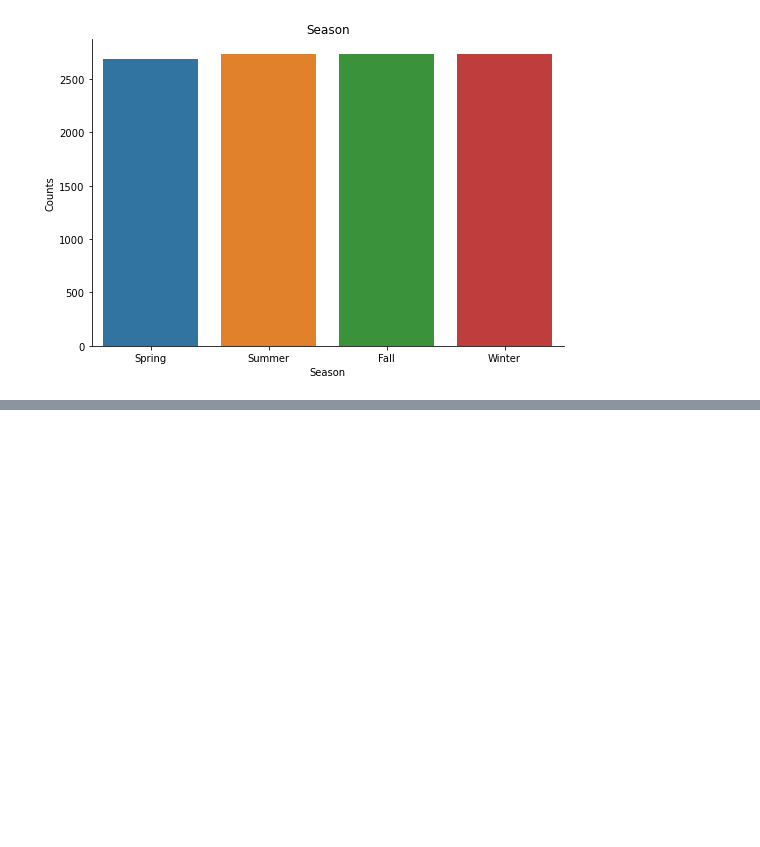
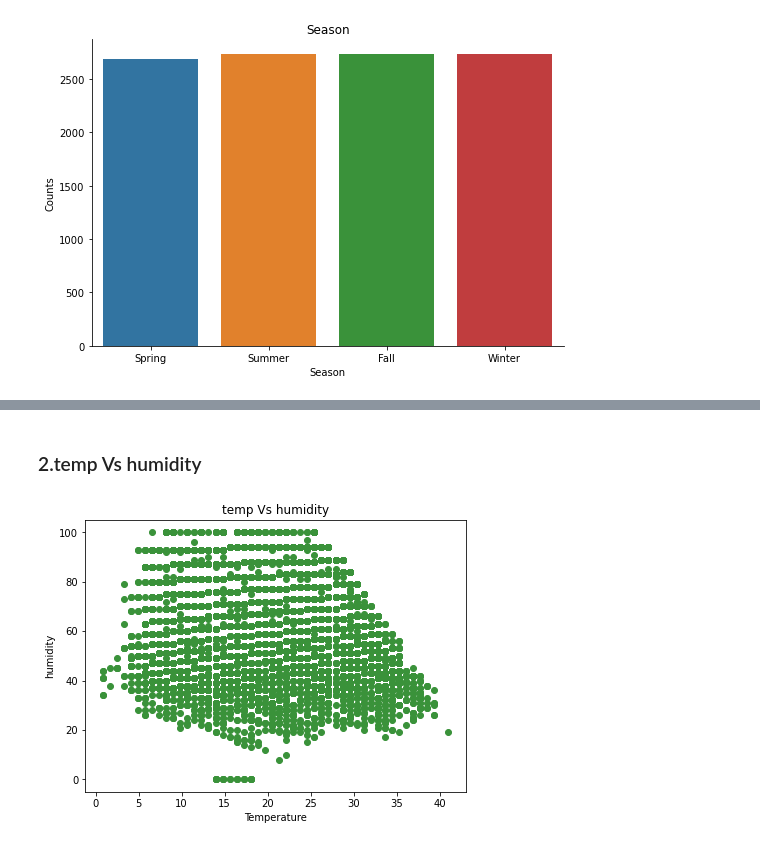
Before and after one commit to MayurNaktode/Bike-Sharing-Demand, a Jupyter notebook: Bike Sharing Demand.ipynb, the cells around one changed output, grey strips where cells are left out. Saved outputs shown, nothing was run; the diff lists cells and outputs as text; code cells hidden in the pictures; blank space fills up the shorter version.

```diff
--- a/Bike Sharing Demand.ipynb
+++ b/Bike Sharing Demand.ipynb
@@ -666,0 +732,13 @@ plt.savefig("EDA_img\season.jpg")
+# %% [markdown]
+### 2.temp Vs humidity
+# %%
+plt.figure(figsize=(15,5))
+plt.subplot(121)
+plt.scatter(x =df_bsd_train['temp'],y=df_bsd_train["humidity"],color="#3a923a")
+plt.xlabel("Temperature")
+plt.ylabel("humidity")
+plt.title("temp Vs humidity")
+plt.savefig("EDA_img\Tempvshumidity.png")
+plt.show()
+# %% [output]
+[figure, added]
```
Also changed, not shown: parts of 30 cells of this notebook, 16 other files.
